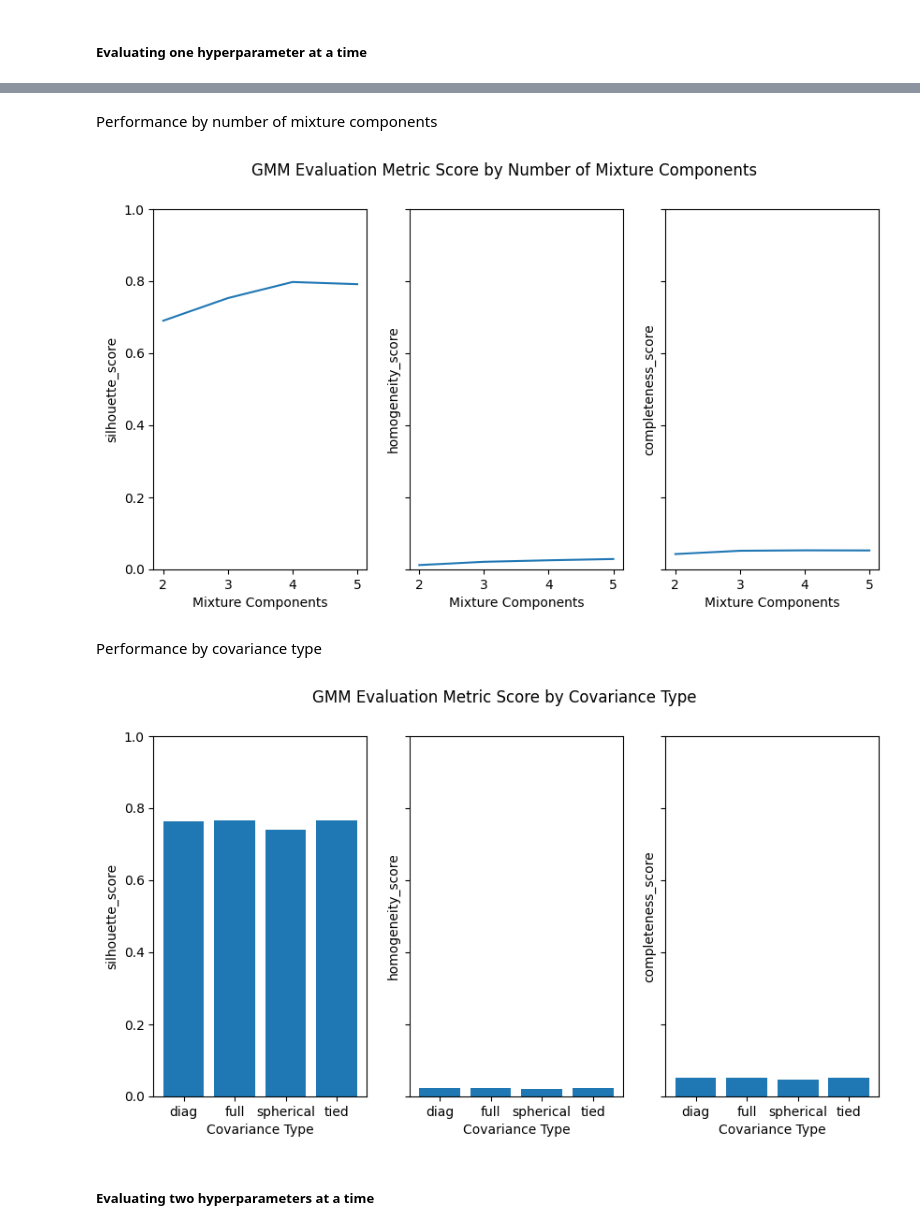
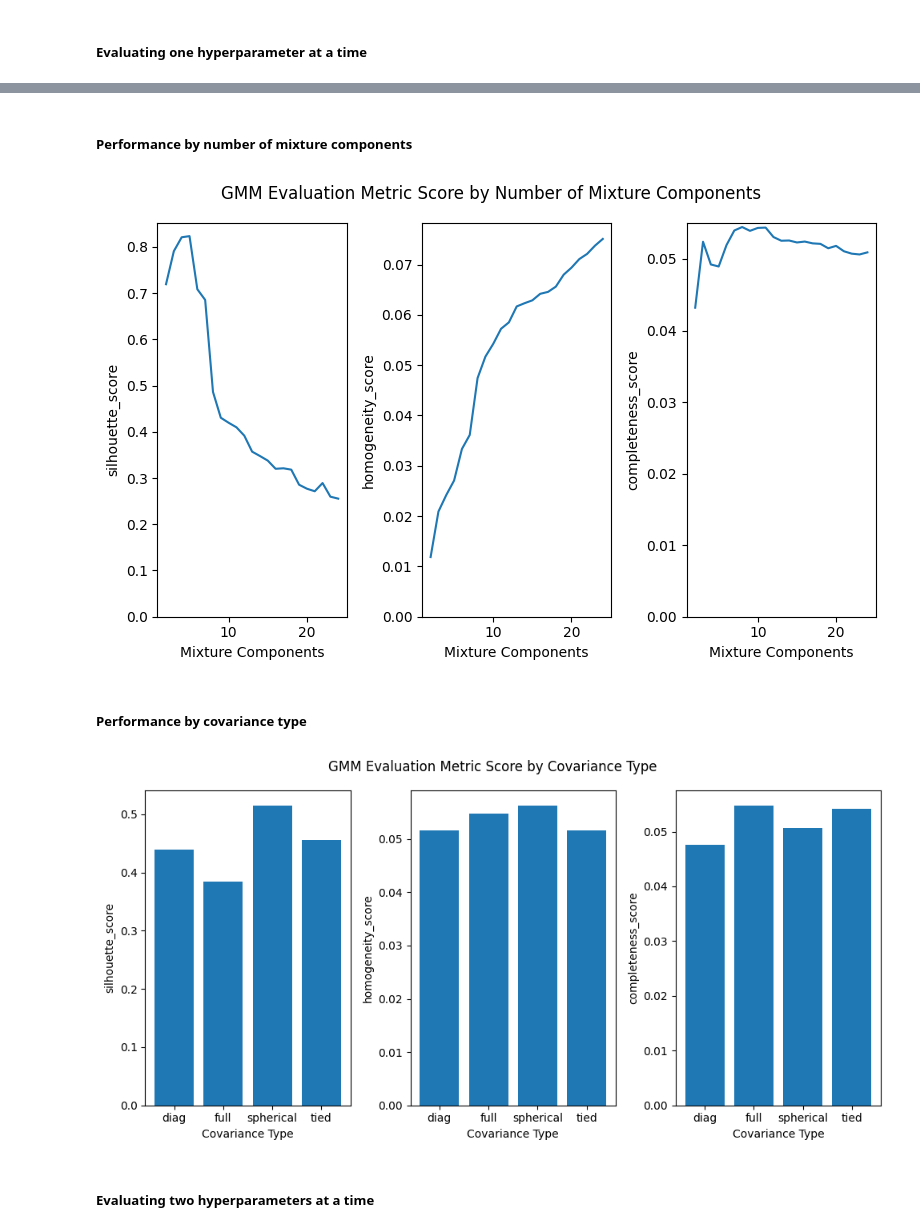
Before and after one commit to MattGroho/tab-hero, a Jupyter notebook: notebooks/unsupervised_pipeline_investigation.ipynb, the cells around one changed output, grey strips where cells are left out. Cells and saved outputs as stored; diff of their text form; code cells hidden in the pictures.

```diff
--- a/notebooks/unsupervised_pipeline_investigation.ipynb
+++ b/notebooks/unsupervised_pipeline_investigation.ipynb
@@ -888,10 +894,13 @@ plot_metrics_by_2params(
 # %% [markdown]
 ### Clustering with `GaussianMixture`
 # %%
-n_mixture_components = range(1,6)
+n_mixture_components = range(2, 25)
 covariance_types = ['full', 'tied', 'diag', 'spherical']
 
-model_metrics = [[]] * len(pca_datasets) * len(n_mixture_components) * len(covariance_types)
+# Because some models might produce 1 label, leading to errors, metrics data will simply be appende
+model_metrics = []
+model_ids = []
+model_labels = []
 row_index = 0
 
 gmm_models_skipped = []
@@ -907,7 +916,7 @@ for n_components, pca_dataset in zip(poss_principal_components, pca_datasets):
 
             # Store the cluster labeling by each model
             model_name = "gmm"
-            model_id = f"{model_name}_covariancetype={covariance_type}_mixturecomponents={mixture_components}_ncomponents={n_components}"
+            model_ids.append(f"{model_name}_covariancetype={covariance_type}_mixturecomponents={mixture_components}_ncomponents={n_components}")
             labels = gmm.predict(pca_dataset)
 
             # Some models only assign data to 1 cluster, which throws an error for the silhouette_score
@@ -915,10 +924,10 @@ for n_components, pca_dataset in zip(poss_principal_components, pca_datasets):
                 gmm_models_skipped.append(model_id)
                 continue
 
-            song_genre.loc[:, model_id] = labels
+            model_labels.append(labels)
 
             # Evaluation
-            model_metrics[row_index] = [
+            model_metrics.append([
                 model_name,
                 covariance_type, # hyperparameter
                 mixture_components, # hyperparameter
@@ -926,11 +935,9 @@ for n_components, pca_dataset in zip(poss_principal_components, pca_datasets):
                 silhouette_score(pca_dataset, labels),
                 homogeneity_score(song_genre.genre_id, labels),
                 completeness_score(song_genre.genre_id, labels)
-            ]
+            ])
             row_index += 1
 
 print(f"{len(gmm_models_skipped)} out of {len(model_metrics)} models were skipped:")
 print(gmm_models_skipped)
-
-model_metrics = [full_row for full_row in model_metrics if len(full_row) > 0]
 # %% [output]
@@ -1048,36 +1059,37 @@ plot_subplots(
 # %% [markdown]
-Performance by number of mixture components
+##### Performance by number of mixture components
 # %%
 hyperparameter = ['mixture_components']
 
 # Average performance by principal components
-perf_by_components = gmm_eval_df.loc[:, hyperparameter + metrics].groupby(hyperparameter).mean()
+perf_by_hyperparameter = gmm_eval_df.loc[:, hyperparameter + METRICS].groupby(hyperparameter).mean()
 
-plot_subplots(
-    grouped_df=perf_by_components,
-    metrics=metrics,
-    title=f"{model_name.upper()} Evaluation Metric Score by Number of Mixture Components",
-    xlabel="Mixture Components"
+plot_metrics_by_1param(
+    perf_by_hyperparameter,
+    fig_title=f"{model_name.upper()} Evaluation Metric Score by Number of Mixture Components",
+    x_label="Mixture Components",
+    figsize=(8,5)
 )
 # %% [output]
-[figure, old version]
+[figure, new version]
 # %% [markdown]
-Performance by covariance type
+##### Performance by covariance type
 # %%
 hyperparameter = ['covariance_type']
 
 # Average performance by principal components
-perf_by_components = gmm_eval_df.loc[:, hyperparameter + metrics].groupby(hyperparameter).mean()
+perf_by_hyperparameter = gmm_eval_df.loc[:, hyperparameter + METRICS].groupby(hyperparameter).mean()
 
-plot_subplots(
-    grouped_df=perf_by_components,
-    metrics=metrics,
-    title=f"{model_name.upper()} Evaluation Metric Score by Covariance Type",
-    xlabel="Covariance Type",
-    bar=True
+plot_metrics_by_1param(
+    perf_by_hyperparameter,
+    bar=True,
+    fig_title=f"{model_name.upper()} Evaluation Metric Score by Covariance Type",
+    x_label="Covariance Type",
+    figsize=(10,5),
+    tight_layout=True
 )
 # %% [output]
-[figure, old version]
+[figure, new version]
 # %% [markdown]
 ##### Evaluating two hyperparameters at a time
 # %% [markdown]
```
Also changed, not shown: parts of 37 cells of this notebook.
